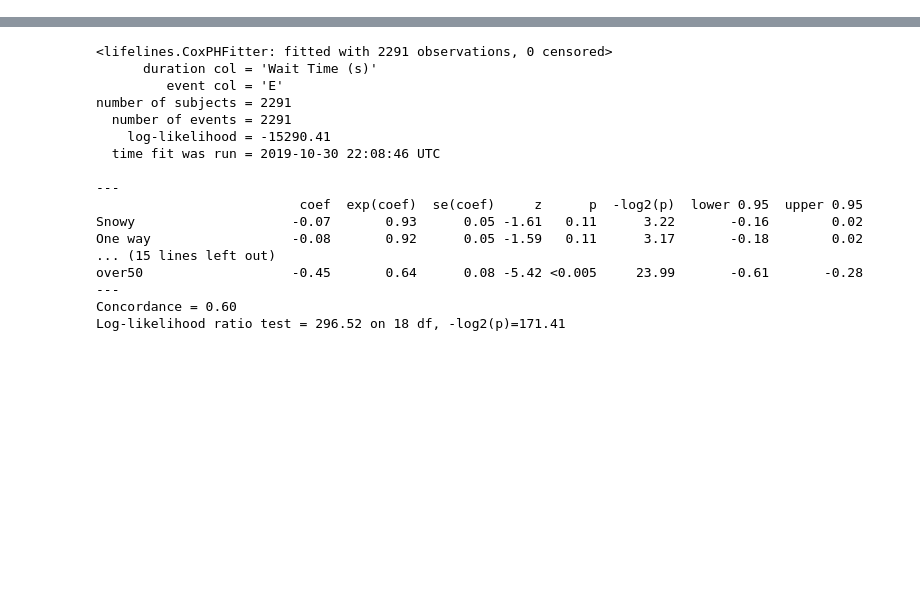
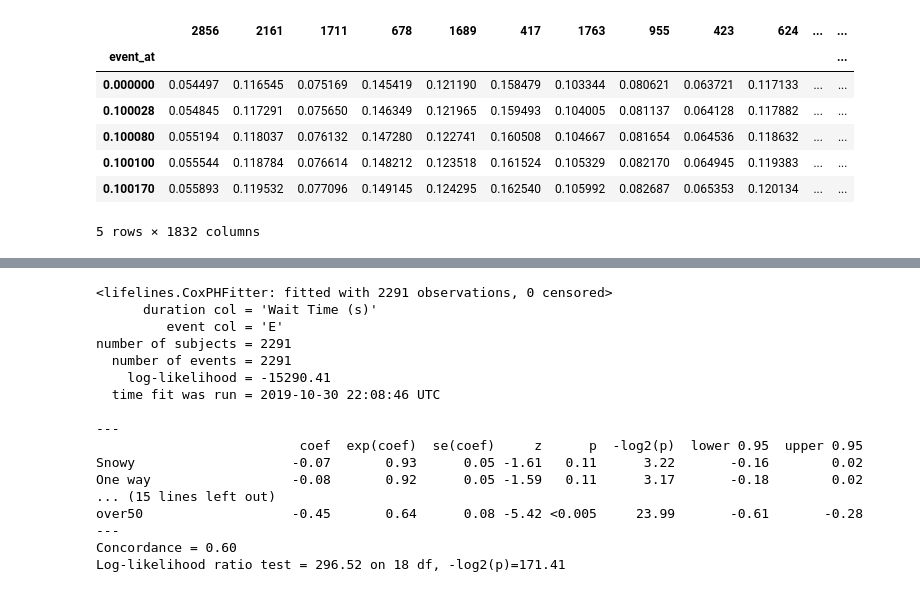
Before and after one commit to arashk1990/ProjectVR, a Jupyter notebook: models/cph.ipynb, the cells around one changed output, grey strips where cells are left out. Cells and saved outputs as stored; diff of their text form; code cells hidden in the pictures; blank space fills up the shorter version.

```diff
--- a/models/cph.ipynb
+++ b/models/cph.ipynb
@@ -9,5 +9,5 @@ from lifelines import WeibullAFTFitter
 from lifelines.utils import k_fold_cross_validation
 import pickle
 # %%
-with open('/home/arash/ProjectVR/cleaneddata/deepwaitdata/data', 'rb') as f:
-    data=pickle.load(f)
+with open('/home/arash/ProjectVR/cleaneddata/deepwaitdata/nctrain', 'rb') as f:
+    NCtrain=pickle.load(f)
@@ -35,0 +71,2 @@ Log-likelihood ratio test = 309.38 on 32 df, -log2(p)=154.18
+# %%
+x=cph.predict_cumulative_hazard(NCtrain)
@@ -35,0 +82,11 @@ Log-likelihood ratio test = 309.38 on 32 df, -log2(p)=154.18
+# %%
+x.head()
+# %% [output]
+|  | 2856 | 2161 | 1711 | 678 | 1689 | 417 | 1763 | 955 | 423 | 624 | ... | ... |
+| event_at |  |  |  |  |  |  |  |  |  |  |  | ... |
+| 0.000000 | 0.054497 | 0.116545 | 0.075169 | 0.145419 | 0.121190 | 0.158479 | 0.103344 | 0.080621 | 0.063721 | 0.117133 | ... | ... |
+| 0.100028 | 0.054845 | 0.117291 | 0.075650 | 0.146349 | 0.121965 | 0.159493 | 0.104005 | 0.081137 | 0.064128 | 0.117882 | ... | ... |
+| 0.100080 | 0.055194 | 0.118037 | 0.076132 | 0.147280 | 0.122741 | 0.160508 | 0.104667 | 0.081654 | 0.064536 | 0.118632 | ... | ... |
+| 0.100100 | 0.055544 | 0.118784 | 0.076614 | 0.148212 | 0.123518 | 0.161524 | 0.105329 | 0.082170 | 0.064945 | 0.119383 | ... | ... |
+| 0.100170 | 0.055893 | 0.119532 | 0.077096 | 0.149145 | 0.124295 | 0.162540 | 0.105992 | 0.082687 | 0.065353 | 0.120134 | ... | ... |
+5 rows × 1832 columns
```
Also changed, not shown: parts of 7 cells of this notebook.
